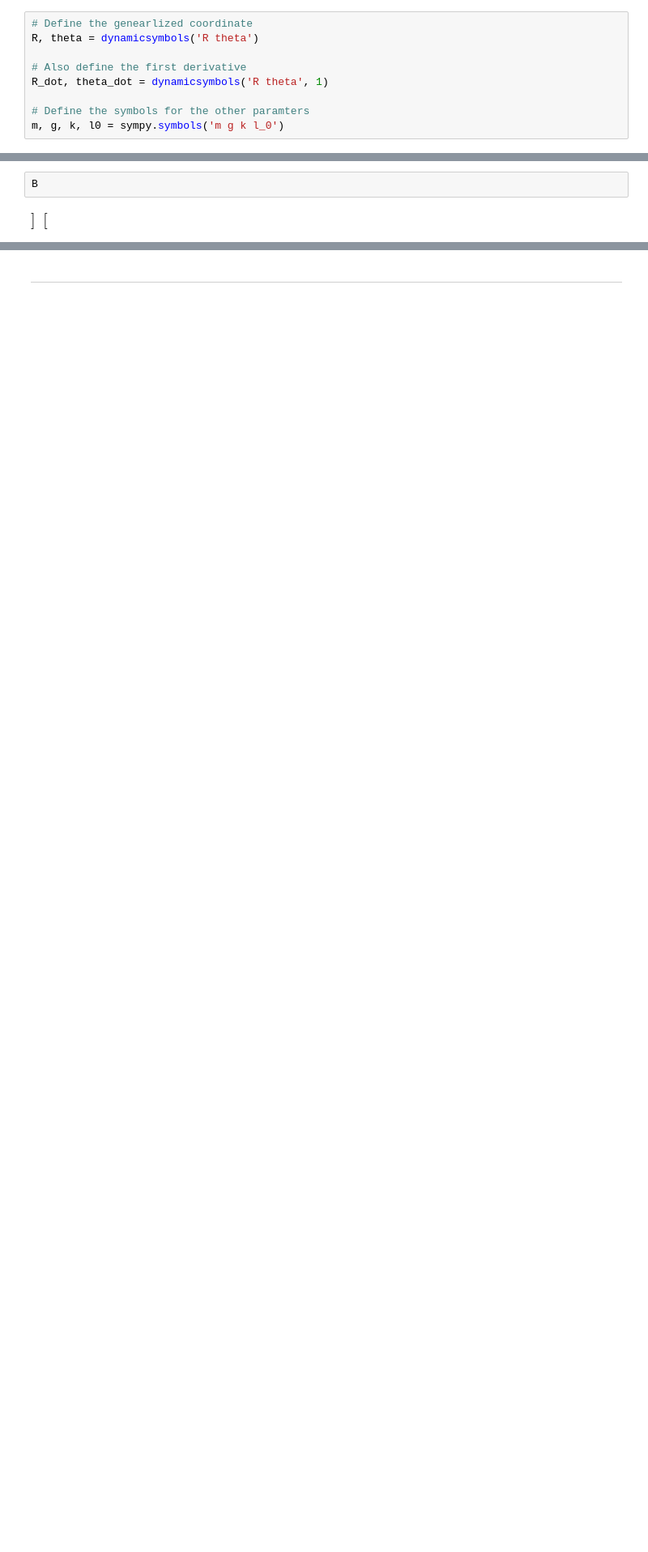
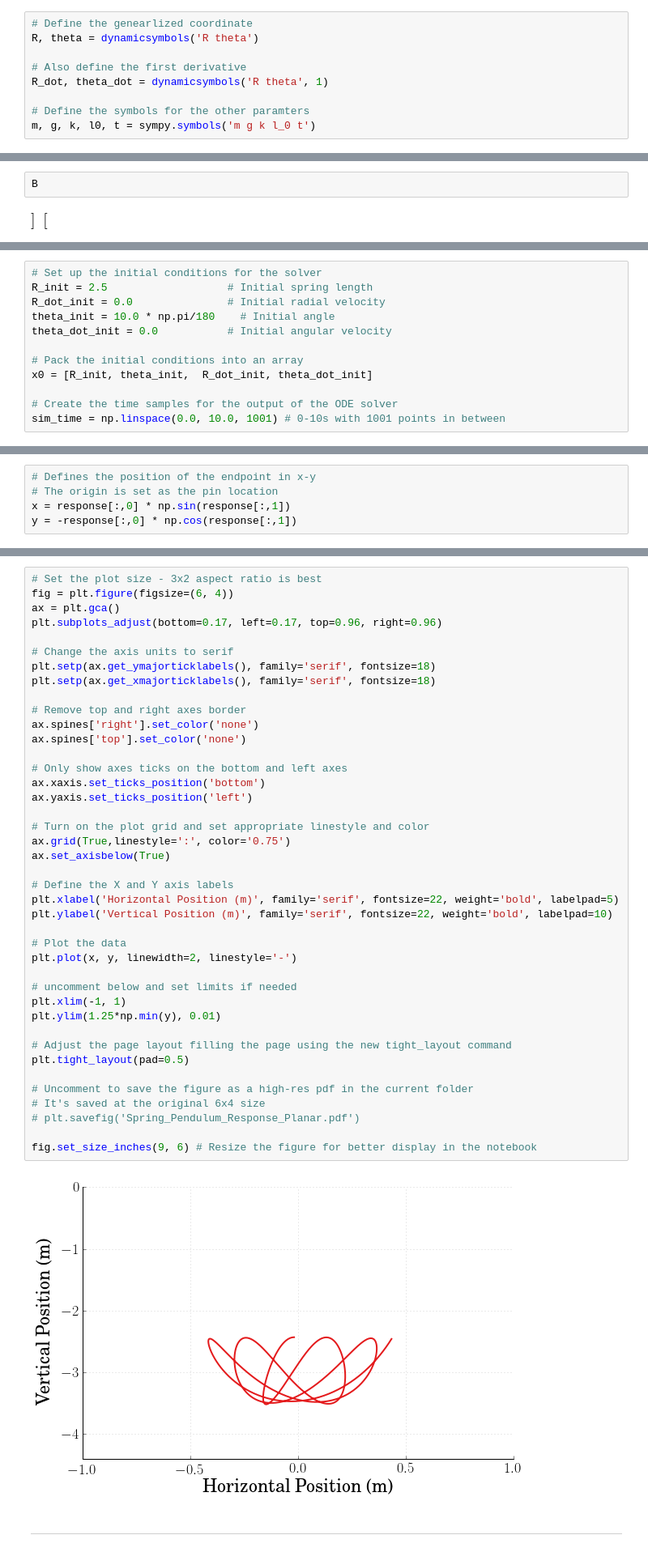
Before and after one commit to DocVaughan/MCHE513---Intermediate-Dynamics, a Jupyter notebook: Spring Pendulum with SymPy.ipynb, the cells around one changed output, grey strips where cells are left out. Shown at 81% size. Saved outputs shown, nothing was run; the diff lists cells and outputs as text; blank space fills up the shorter version.

```diff
--- a/Spring Pendulum with SymPy.ipynb
+++ b/Spring Pendulum with SymPy.ipynb
@@ -30,7 +30,7 @@ R, theta = dynamicsymbols('R theta')
 R_dot, theta_dot = dynamicsymbols('R theta', 1)
 
 # Define the symbols for the other paramters
-m, g, k, l0 = sympy.symbols('m g k l_0')
+m, g, k, l0, t = sympy.symbols('m g k l_0 t')
 # %%
 # Define the Newtonian reference frame
 N = ReferenceFrame('N')
@@ -109,0 +150,12 @@ B
+# %%
+# Set up the initial conditions for the solver
+R_init = 2.5                   # Initial spring length
+R_dot_init = 0.0               # Initial radial velocity
+theta_init = 10.0 * np.pi/180    # Initial angle
+theta_dot_init = 0.0           # Initial angular velocity
+
+# Pack the initial conditions into an array
+x0 = [R_init, theta_init,  R_dot_init, theta_dot_init]
+
+# Create the time samples for the output of the ODE solver
+sim_time = np.linspace(0.0, 10.0, 1001) # 0-10s with 1001 points in between
@@ -109,0 +282,5 @@ B
+# %%
+# Defines the position of the endpoint in x-y
+# The origin is set as the pin location
+x = response[:,0] * np.sin(response[:,1])
+y = -response[:,0] * np.cos(response[:,1])
@@ -110,3 +289,46 @@ B
+# %%
+# Set the plot size - 3x2 aspect ratio is best
+fig = plt.figure(figsize=(6, 4))
+ax = plt.gca()
+plt.subplots_adjust(bottom=0.17, left=0.17, top=0.96, right=0.96)
+
+# Change the axis units to serif
+plt.setp(ax.get_ymajorticklabels(), family='serif', fontsize=18)
+plt.setp(ax.get_xmajorticklabels(), family='serif', fontsize=18)
+
+# Remove top and right axes border
+ax.spines['right'].set_color('none')
+ax.spines['top'].set_color('none')
+
+# Only show axes ticks on the bottom and left axes
+ax.xaxis.set_ticks_position('bottom')
+ax.yaxis.set_ticks_position('left')
+
+# Turn on the plot grid and set appropriate linestyle and color
+ax.grid(True,linestyle=':', color='0.75')
+ax.set_axisbelow(True)
+
+# Define the X and Y axis labels
+plt.xlabel('Horizontal Position (m)', family='serif', fontsize=22, weight='bold', labelpad=5)
+plt.ylabel('Vertical Position (m)', family='serif', fontsize=22, weight='bold', labelpad=10)
+
+# Plot the data
+plt.plot(x, y, linewidth=2, linestyle='-')
+
+# uncomment below and set limits if needed
+plt.xlim(-1, 1)
+plt.ylim(1.25*np.min(y), 0.01)
+
+# Adjust the page layout filling the page using the new tight_layout command
+plt.tight_layout(pad=0.5)
+
+# Uncomment to save the figure as a high-res pdf in the current folder
+# It's saved at the original 6x4 size
+# plt.savefig('Spring_Pendulum_Response_Planar.pdf')
+
+fig.set_size_inches(9, 6) # Resize the figure for better display in the notebook
+# %% [output]
+[figure, added]
 # %% [markdown]
 <hr class = "style-end">
 # %% [markdown]
```
Also changed, not shown: parts of 9 cells of this notebook, 1 other file.
